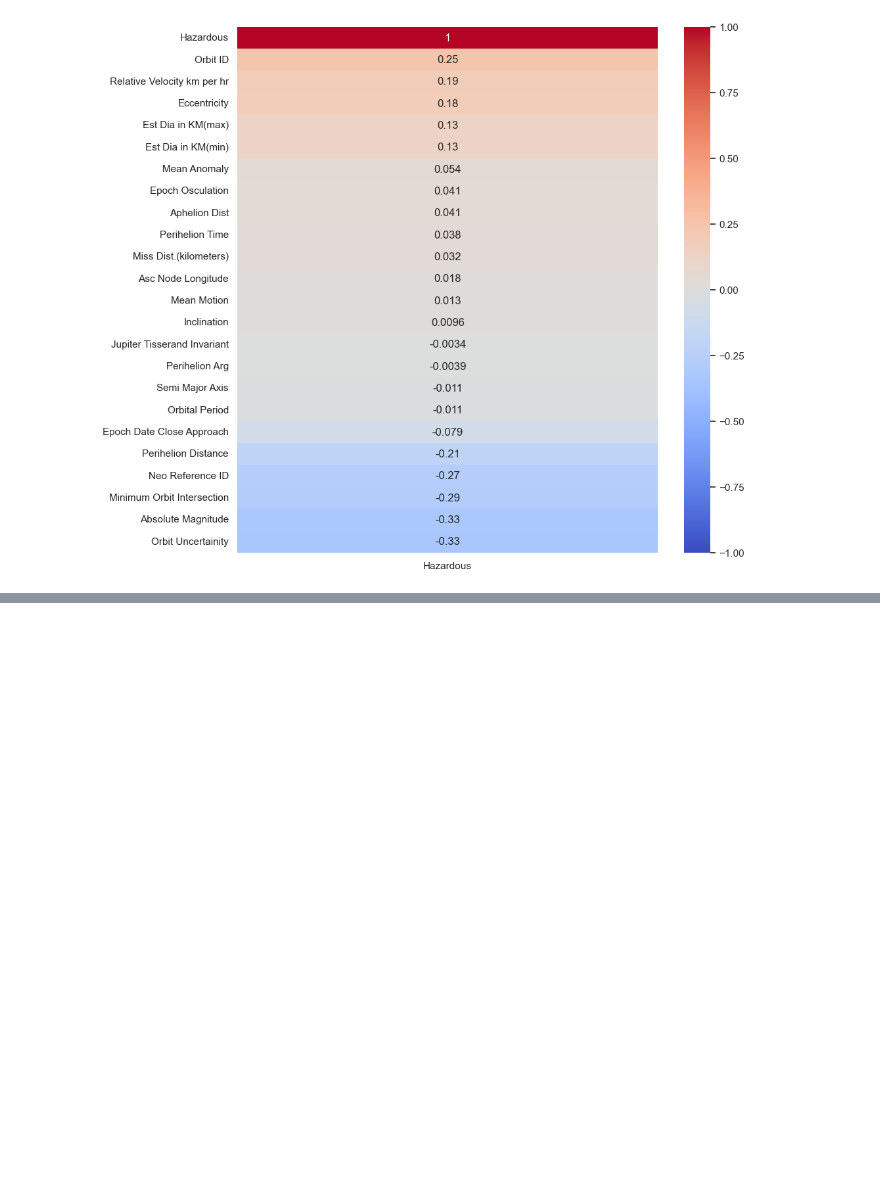
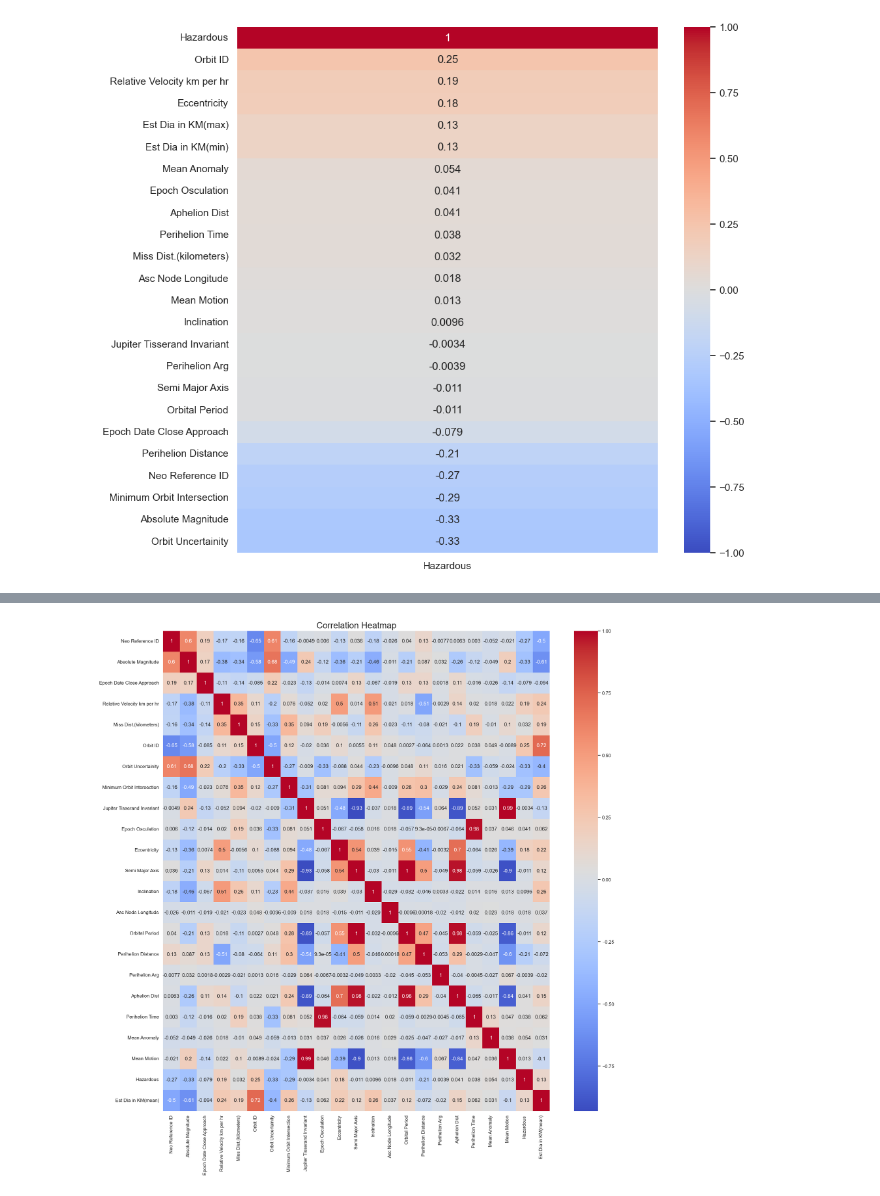
Before and after one commit to francis802/NASA-Asteroids, a Jupyter notebook: Project_3LEIC07_GA2_70.ipynb, the cells around one changed output, grey strips where cells are left out. Saved outputs shown, nothing was run; the diff lists cells and outputs as text; code cells hidden in the pictures; blank space fills up the shorter version.

```diff
--- a/Project_3LEIC07_GA2_70.ipynb
+++ b/Project_3LEIC07_GA2_70.ipynb
@@ -204,0 +264,6 @@ sb.heatmap(corr, annot=True, cmap='coolwarm', vmin=-1, vmax=1)
+# %%
+data['Est Dia in KM(mean)'] = data[['Est Dia in KM(max)', 'Est Dia in KM(min)']].mean(axis=1)
+
+# Removendo as features originais
+data = data.drop(['Est Dia in KM(max)', 'Est Dia in KM(min)'], axis=1)
+data.head()
@@ -204,0 +278,7 @@ sb.heatmap(corr, annot=True, cmap='coolwarm', vmin=-1, vmax=1)
+# %%
+plt.figure(figsize=(20,20))
+sb.heatmap(data.corr(numeric_only=True), annot=True, cmap='coolwarm')
+plt.title('Correlation Heatmap', fontsize=20)
+plt.show()
+# %% [output]
+[figure, added]
```
Also changed, not shown: parts of 17 cells of this notebook.
